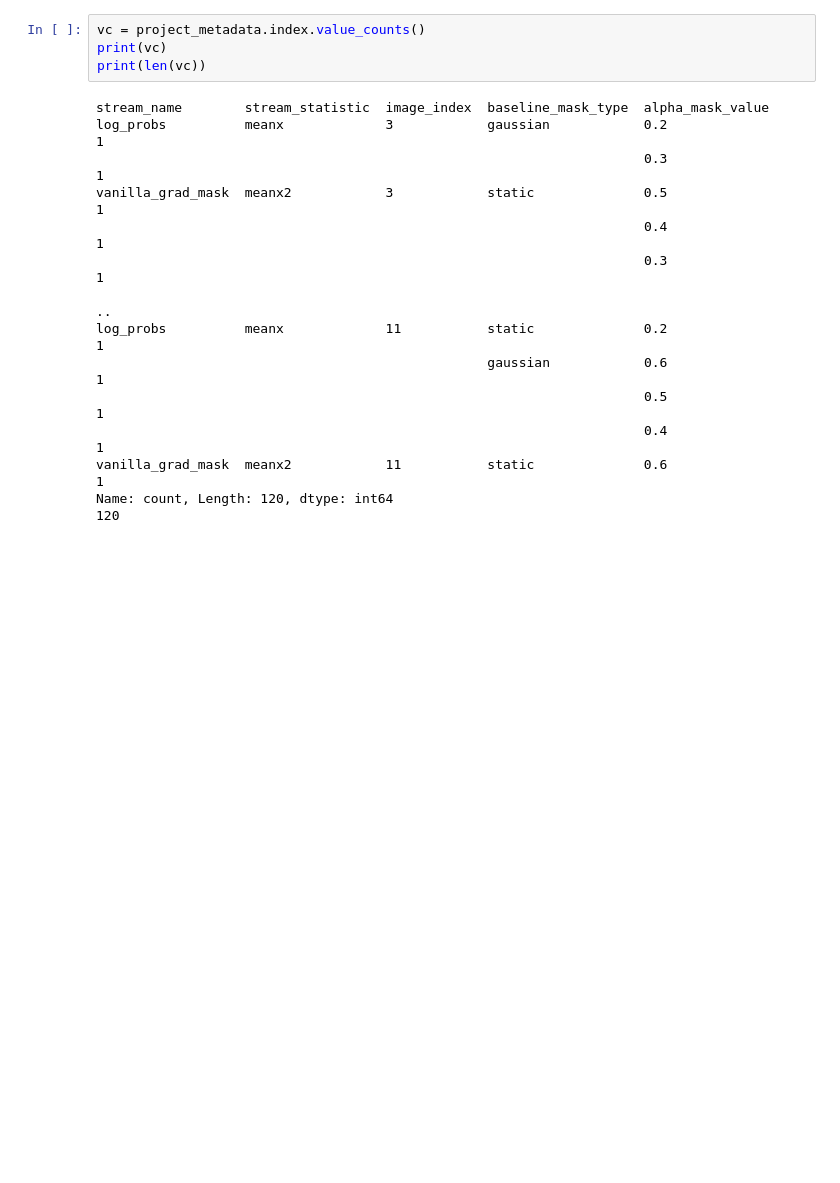
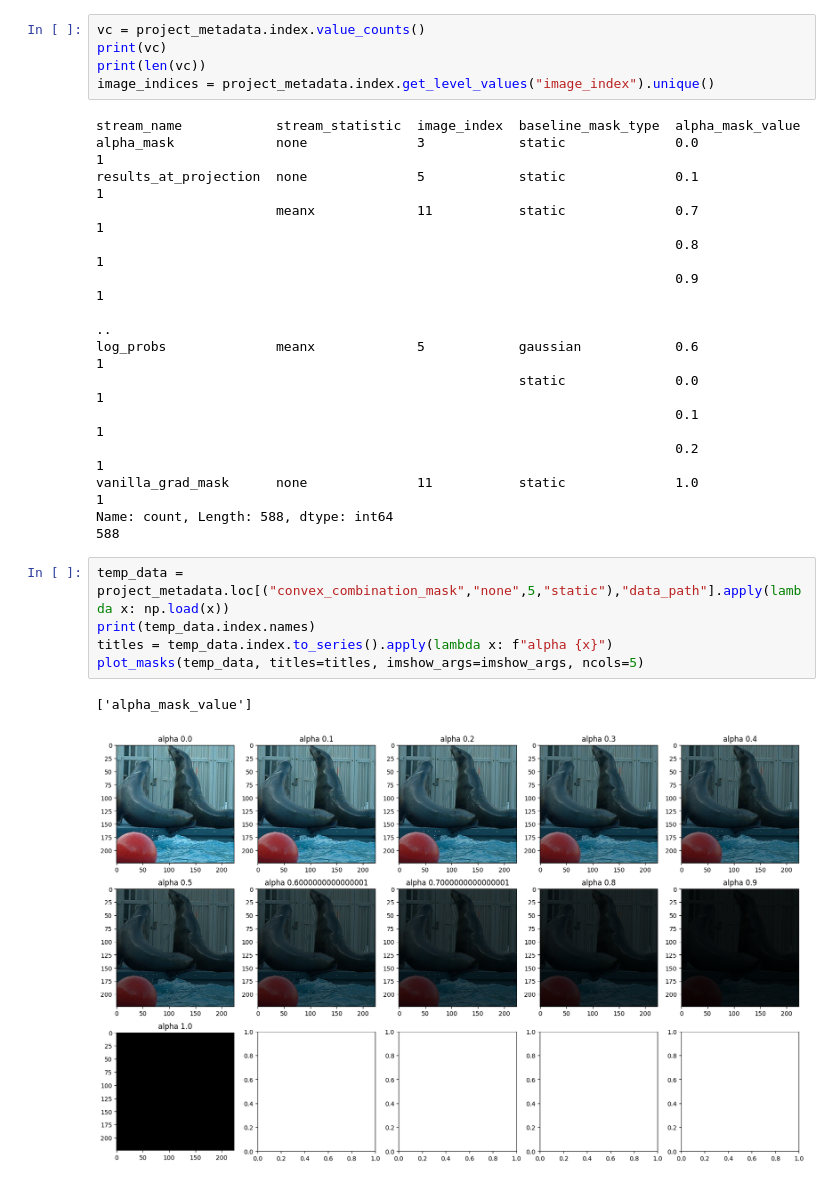
Before and after one commit to Amir-Mehrpanah/On-Spectral-Properties-of-Gradient-based-Explanation-Methods-ECCV24, a Jupyter notebook: experiments/experiment_4.ipynb, the cells around one changed output. Saved outputs shown, nothing was run; the diff lists cells and outputs as text; blank space fills up the shorter version.

```diff
--- a/experiments/experiment_4.ipynb
+++ b/experiments/experiment_4.ipynb
@@ -42,21 +46,30 @@ Index(['method', 'alpha_mask_type', 'alpha_mask_value', 'projection_type',
 vc = project_metadata.index.value_counts()
 print(vc)
 print(len(vc))
+image_indices = project_metadata.index.get_level_values("image_index").unique()
 # %% [output]
-stream_name        stream_statistic  image_index  baseline_mask_type  alpha_mask_value
-log_probs          meanx             3            gaussian            0.2                 1
-                                                                      0.3                 1
-vanilla_grad_mask  meanx2            3            static              0.5                 1
-                                                                      0.4                 1
-                                                                      0.3                 1
-                                                                                         ..
-log_probs          meanx             11           static              0.2                 1
-                                                  gaussian            0.6                 1
-                                                                      0.5                 1
-                                                                      0.4                 1
-vanilla_grad_mask  meanx2            11           static              0.6                 1
-Name: count, Length: 120, dtype: int64
-120
+stream_name            stream_statistic  image_index  baseline_mask_type  alpha_mask_value
+alpha_mask             none              3            static              0.0                 1
+results_at_projection  none              5            static              0.1                 1
+                       meanx             11           static              0.7                 1
+                                                                          0.8                 1
+                                                                          0.9                 1
+                                                                                             ..
+log_probs              meanx             5            gaussian            0.6                 1
+                                                      static              0.0                 1
+                                                                          0.1                 1
+                                                                          0.2                 1
+vanilla_grad_mask      none              11           static              1.0                 1
+Name: count, Length: 588, dtype: int64
+588
+# %%
+temp_data = project_metadata.loc[("convex_combination_mask","none",5,"static"),"data_path"].apply(lambda x: np.load(x))
+print(temp_data.index.names)
+titles = temp_data.index.to_series().apply(lambda x: f"alpha {x}")
+plot_masks(temp_data, titles=titles, imshow_args=imshow_args, ncols=5)
+# %% [output]
+['alpha_mask_value']
+[figure, added]
 # %%
 image_index = 5
 temp_data = project_metadata.loc[
```
Also changed, not shown: parts of 5 cells of this notebook, 8 other files.
